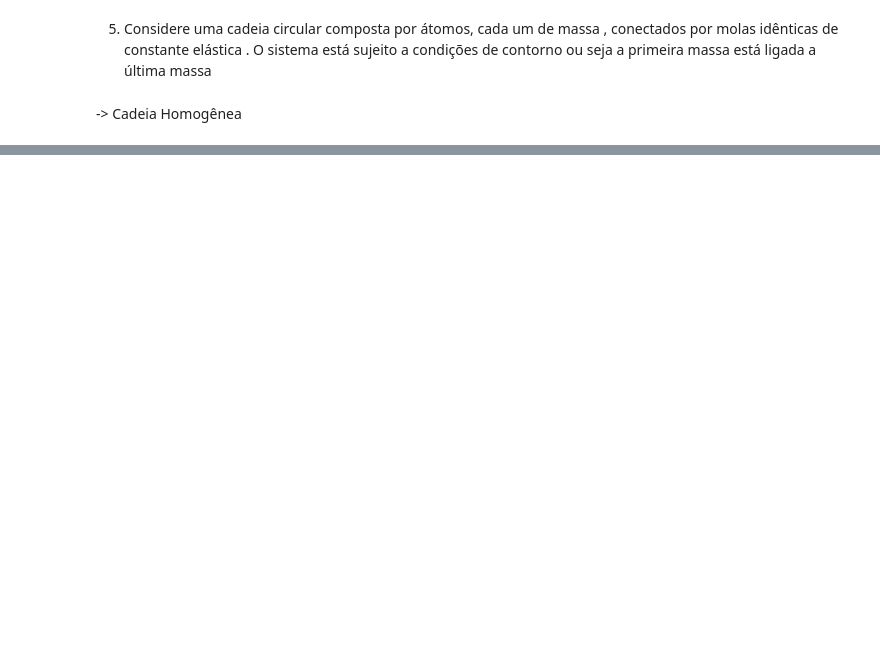
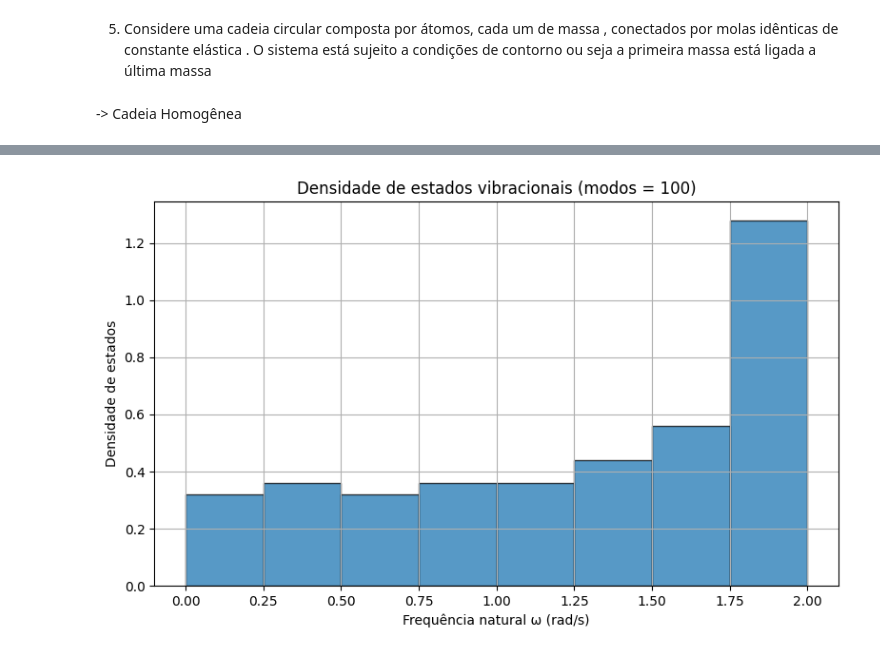
Before and after one commit to matheus-cmramos/AV5, a Jupyter notebook: av5.ipynb, the cells around one changed output, grey strips where cells are left out. Drawn from its saved outputs; the diff is of its cells as text; code cells hidden in the pictures; blank space fills up the shorter version.

```diff
--- a/av5.ipynb
+++ b/av5.ipynb
@@ -72,0 +47,31 @@ plt.show()
+# %%
+#N= 100 com erro de massa
+
+#matriz elastica
+K1_defeito = np.zeros((N1, N1))
+
+for i in range(N1): #tamanho da cadeia
+    K1_defeito[i,i] = 2 * k #diagonal (massas com 2 vizinhos)
+    K1_defeito[i, (i - 1) % N1] = -k #vizinho anterior
+    K1_defeito[i, (i + 1) % N1] = -k #vizinho posterior
+
+#matriz de massa
+M_defeito = np.eye(N1) * m
+M_defeito[N1 // 2] = m1  # introduz o defeito no centro
+M_defeito_inv_sqrt = np.diag(1 / np.sqrt(np.diag(M_defeito)))
+D_def = M_defeito_inv_sqrt @ K @ M_defeito_inv_sqrt
+
+ww100_defeito, v100_defeito = sp.linalg.eigh(D_def) #autovalores (omega^2) e autovetores (modos normais)
+w100_defeito = np.sqrt(np.abs(ww100_defeito)) #frequencias naturais
+# %%
+#histograma para N100 com defeito de massa
+plt.figure(figsize=(8, 5))
+plt.hist(w100_defeito, bins=8, density=True, edgecolor='black', alpha=0.75)
+plt.xlabel('Frequência natural ω (rad/s)')
+plt.ylabel('Densidade de estados')
+plt.title('Densidade de estados vibracionais (modos = {})'.format(N1))
+plt.grid(True)
+plt.tight_layout()
+plt.show()
+# %% [output]
+[figure, added]
```
Also changed, not shown: parts of 5 cells of this notebook.
